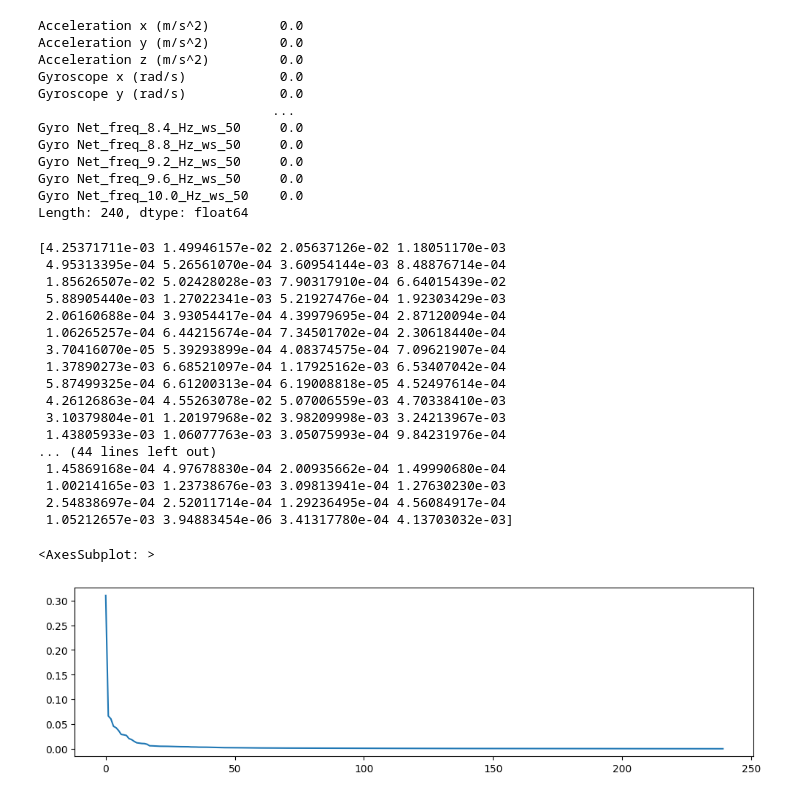
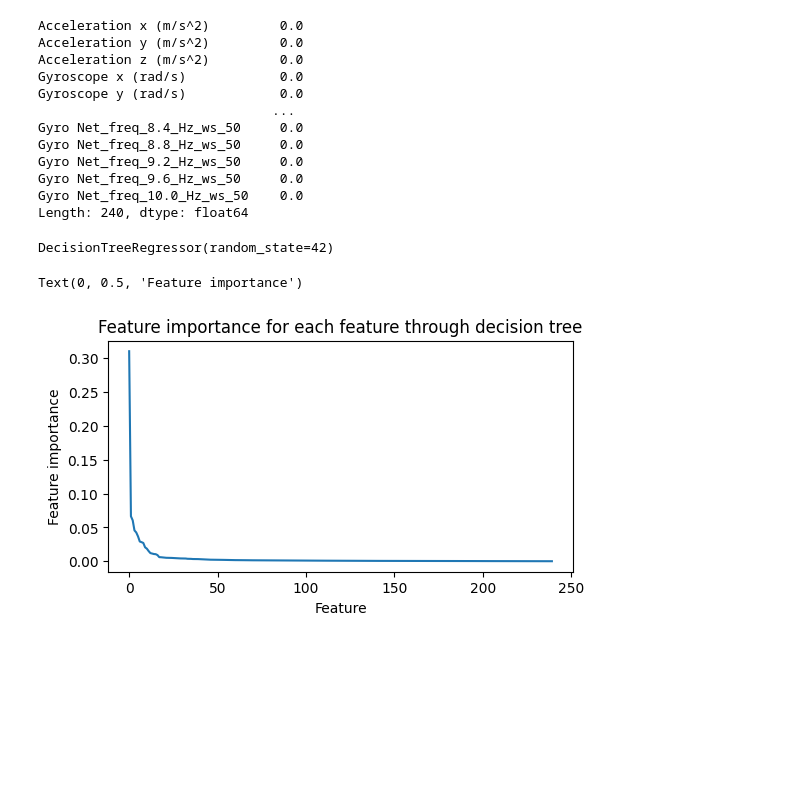
Before and after one commit to vishalkanteppa/ML4QS, a Jupyter notebook: assignment.ipynb, the cells around one changed output. Saved outputs shown, nothing was run; the diff lists cells and outputs as text; code cells hidden in the pictures; blank space fills up the shorter version.

```diff
--- a/assignment.ipynb
+++ b/assignment.ipynb
@@ -358,5 +358,5 @@ replaced_df.to_csv('replaced_dataset.csv', index=False)
 # Week 2 - Feature engineering and Model Selection
 # %%
 # read replaced_dataset.csv
-df = pd.read_csv('replaced_dataset.csv')
+replaced_df = pd.read_csv('replaced_dataset.csv')
 # %%
@@ -461,40 +465,29 @@ dt = DecisionTreeRegressor(random_state=42)
 dt.fit(X_train, y_train)
 
 print(dt.feature_importances_)
+
+# pick the features that explain 95% of the variance in df_mega through decision tree feature importancenfrom above dt.feature_importances_
 # %% [output]
-[4.25371711e-03 1.49946157e-02 2.05637126e-02 1.18051170e-03
- 4.95313395e-04 5.26561070e-04 3.60954144e-03 8.48876714e-04
- 1.85626507e-02 5.02428028e-03 7.90317910e-04 6.64015439e-02
- 5.88905440e-03 1.27022341e-03 5.21927476e-04 1.92303429e-03
- 2.06160688e-04 3.93054417e-04 4.39979695e-04 2.87120094e-04
- 1.06265257e-04 6.44215674e-04 7.34501702e-04 2.30618440e-04
- 3.70416070e-05 5.39293899e-04 4.08374575e-04 7.09621907e-04
- 1.37890273e-03 6.68521097e-04 1.17925162e-03 6.53407042e-04
- 5.87499325e-04 6.61200313e-04 6.19008818e-05 4.52497614e-04
- 4.26126863e-04 4.55263078e-02 5.07006559e-03 4.70338410e-03
- 3.10379804e-01 1.20197968e-02 3.98209998e-03 3.24213967e-03
- 1.43805933e-03 1.06077763e-03 3.05075993e-04 9.84231976e-04
-... (44 lines left out)
- 1.45869168e-04 4.97678830e-04 2.00935662e-04 1.49990680e-04
- 1.00214165e-03 1.23738676e-03 3.09813941e-04 1.27630230e-03
- 2.54838697e-04 2.52011714e-04 1.29236495e-04 4.56084917e-04
- 1.05212657e-03 3.94883454e-06 3.41317780e-04 4.13703032e-03]
+DecisionTreeRegressor(random_state=42)
 # %%
 # dictionary of top 50 features with key as column name and value as feature importance
 dict_ = dict(zip(df_mega.columns, dt.feature_importances_))
 
 # sort the dictionary in descending order of feature importance
 dict_ = dict(sorted(dict_.items(), key=lambda item: item[1], reverse=True))
 
 # top 50 features
 top_50_features,top_50_scores = list(dict_.keys())[:50], list(dict_.values())[:50]
 
 # line plot of dict_ key vs dict_ value
-plt.figure(figsize=(12, 3))
+plt.figure(figsize=(6, 3))
 sns.lineplot(x=range(len(list(dict_.keys()))), y=list(dict_.values()))
 # plt.xticks([])
 # plt.gca().set_xticklabels([])
+plt.title('Feature importance for each feature through decision tree')
+plt.xlabel('Feature')
+plt.ylabel('Feature importance')
 # %% [output]
-<AxesSubplot: >
+Text(0, 0.5, 'Feature importance')
-[figure, old version]
+[figure, new version]
 # %%
```
Also changed, not shown: parts of 12 cells of this notebook, 1 other file.
